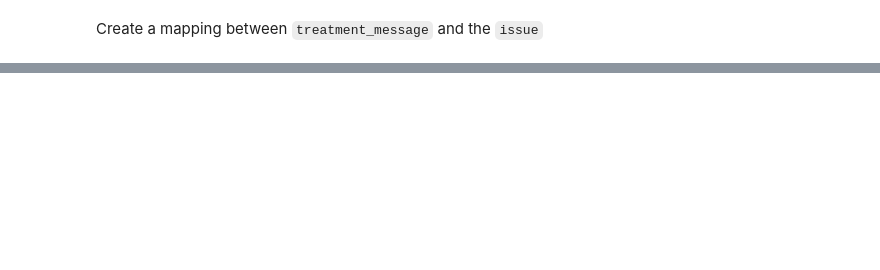
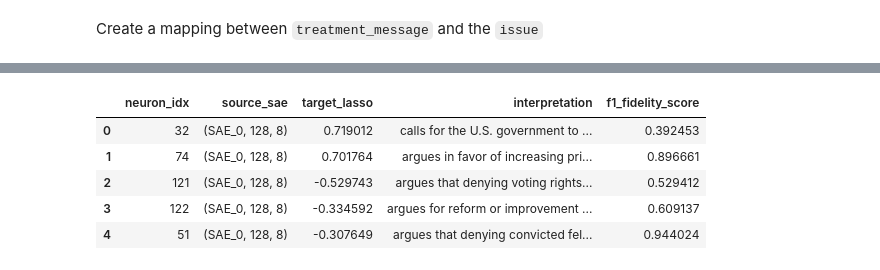
Before and after one commit to KataTech/scaling-LLM-persuasion, a Jupyter notebook: data_analysis/regression.ipynb, the cells around one changed output, grey strips where cells are left out. Saved outputs shown, nothing was run; the diff lists cells and outputs as text; code cells hidden in the pictures; blank space fills up the shorter version.

```diff
--- a/data_analysis/regression.ipynb
+++ b/data_analysis/regression.ipynb
@@ -358,0 +694,2 @@ Embed the `issue`
+# %%
+msgs = np.load("msgs.npy")
@@ -358,0 +727,15 @@ Embed the `issue`
+# %%
+INTERPRETER_MODEL = "gpt-4.1"
+ANNOTATOR_MODEL = "gpt-4.1-mini"
+N_WORKERS_ANNOTATION = 4
+
+TASK_SPECIFIC_INSTRUCTIONS = """All of the texts are messages attempting to persuade someone on a particular issue stance.
+Features should describe a specific aspect of the persuasion message. For example:
+- "appeals to the reader's sense of patriotism"
+- "uses emotional language to evoke sympathy"
+- "employs logical arguments supported by data"
+- "cites evidence from research articles published by MIT"
+- "argues on the basis of Christian values"
+- "warns the readers about potential counterarguments"
+- "mentions the imminent threat of climate change"
+- "cites a study mentioned in the New York Times'\""""
@@ -358,0 +749,21 @@ Embed the `issue`
+# %%
+selection_method = "lasso"
+results = generate_hypotheses(
+    texts=msgs,
+    labels=y,
+    embeddings=X,
+    sae=sae,
+    cache_name=CACHE_NAME,
+    selection_method=selection_method,
+    n_selected_neurons=20,
+    n_candidate_interpretations=1,
+    task_specific_instructions=TASK_SPECIFIC_INSTRUCTIONS,
+    interpreter_model=INTERPRETER_MODEL,
+    annotator_model=ANNOTATOR_MODEL,
+    n_workers_annotation=N_WORKERS_ANNOTATION, # Please lower this parameter if you are running into OpenAI API rate limits
+)
+
+print("\nMost predictive features of message persuasion:")
+pd.set_option('display.max_colwidth', None)
+display(results.sort_values(by=f"target_{selection_method}", ascending=False).round(3))
+pd.reset_option('display.max_colwidth')
@@ -358,0 +827,9 @@ Embed the `issue`
+# %%
+results.head()
+# %% [output]
+|  | neuron_idx | source_sae | target_lasso | interpretation | f1_fidelity_score |
+| 0 | 32 | (SAE_0, 128, 8) | 0.719012 | calls for the U.S. government to ... | 0.392453 |
+| 1 | 74 | (SAE_0, 128, 8) | 0.701764 | argues in favor of increasing pri... | 0.896661 |
+| 2 | 121 | (SAE_0, 128, 8) | -0.529743 | argues that denying voting rights... | 0.529412 |
+| 3 | 122 | (SAE_0, 128, 8) | -0.334592 | argues for reform or improvement ... | 0.609137 |
+| 4 | 51 | (SAE_0, 128, 8) | -0.307649 | argues that denying convicted fel... | 0.944024 |
```
Also changed, not shown: parts of 42 cells of this notebook, 15 other files.
